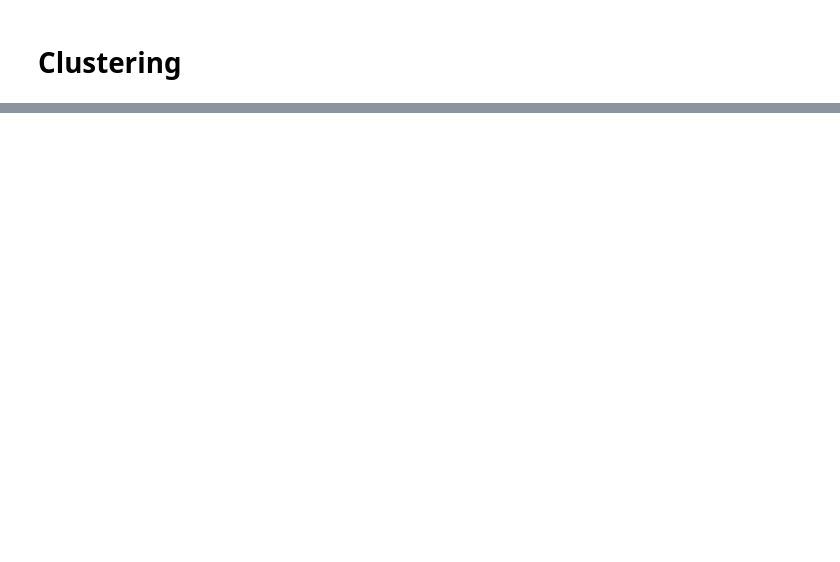
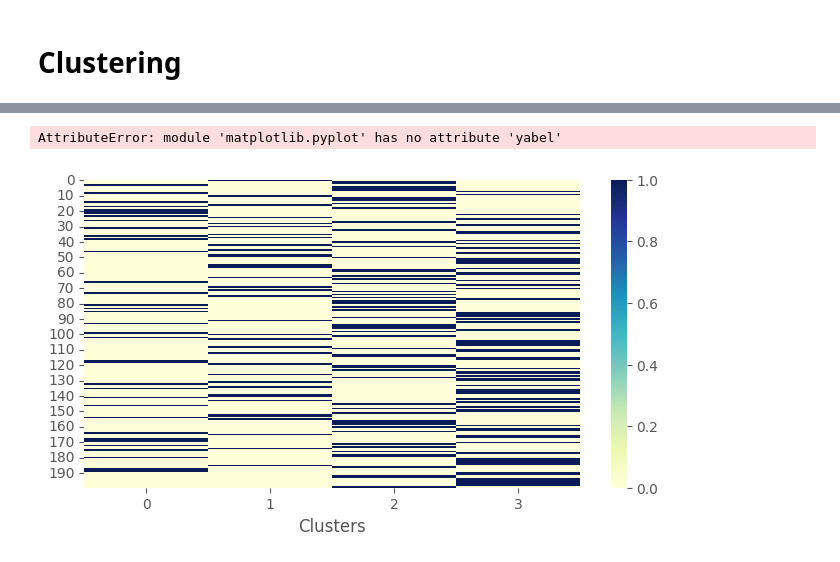
Before and after one commit to costasmexis/machinelearningcourse, a Jupyter notebook: assignment_3/Untitled.ipynb, the cells around one changed output, grey strips where cells are left out. Saved outputs shown, nothing was run; the diff lists cells and outputs as text; code cells hidden in the pictures; blank space fills up the shorter version.

```diff
--- a/assignment_3/Untitled.ipynb
+++ b/assignment_3/Untitled.ipynb
@@ -185,0 +229,5 @@ Optimal covariance matrix type: full
+# %%
+dataset.visualization_cell_posteriors()
+# %% [output]
+AttributeError: module 'matplotlib.pyplot' has no attribute 'yabel'
+[figure, added]
```
Also changed, not shown: parts of 9 cells of this notebook.
